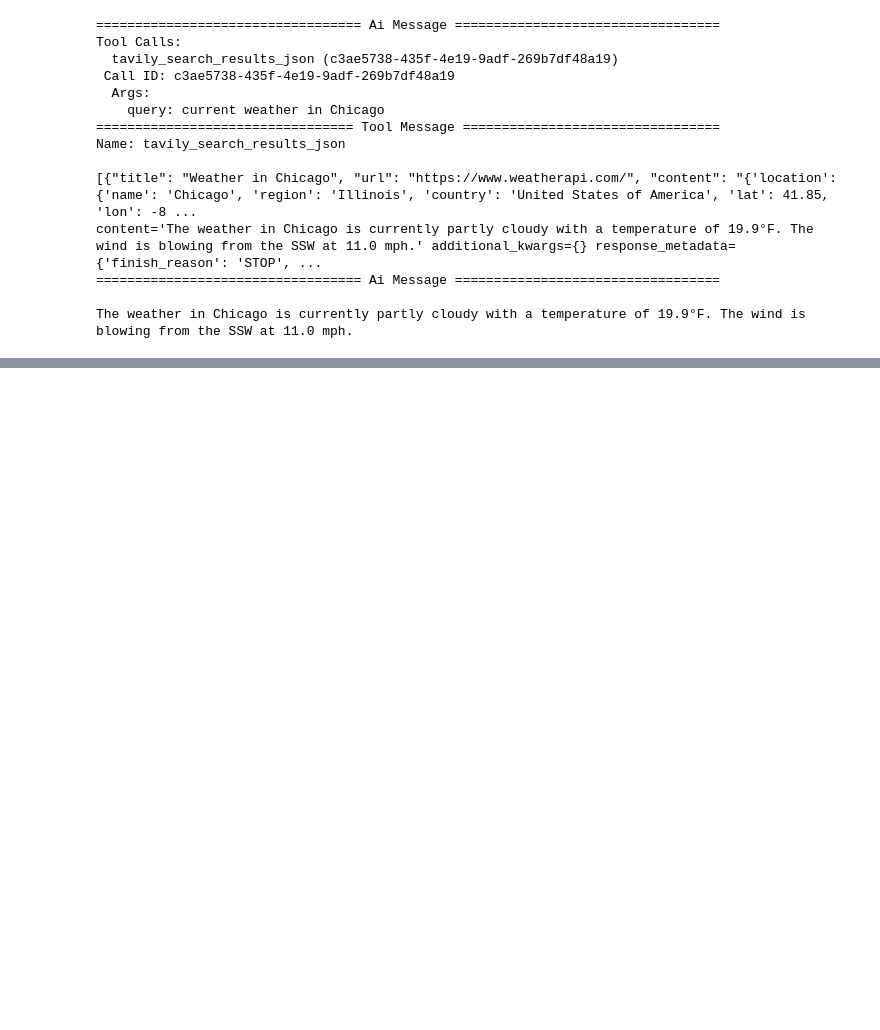
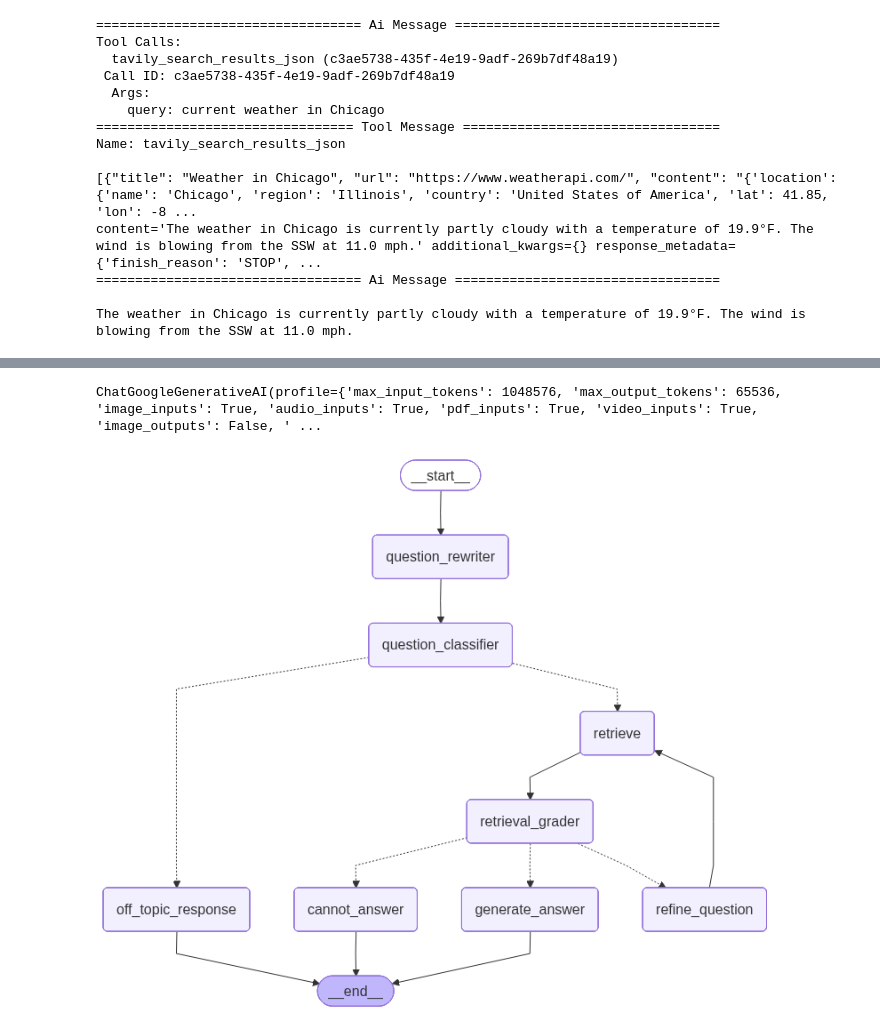
Before and after one commit to mahikshith/Langgraph, a Jupyter notebook: Advanced_agents.ipynb, the cells around one changed output, grey strips where cells are left out. Drawn from its saved outputs; the diff is of its cells as text; code cells hidden in the pictures; blank space fills up the shorter version.

Commit message:
Just added multi - step advanced rag system

```diff
--- a/Advanced_agents.ipynb
+++ b/Advanced_agents.ipynb
@@ -1028,0 +1457,41 @@ The weather in Chicago is currently partly cloudy with a temperature of 19.9°F.
+# %%
+from langchain_google_genai import GoogleGenerativeAIEmbeddings
+
+embeddings = GoogleGenerativeAIEmbeddings(model="models/gemini-embedding-001",google_api_key = api)
+
+from langchain_core.documents import Document
+
+
+from langchain_community.vectorstores import Chroma
+
+
+docs = [
+    Document(
+        page_content="Peak Performance Gym was founded in 2015 by former Olympic athlete Marcus Chen. With over 15 years of experience in professional athletics, Marcus established the gym to provide personalized fitness solutions for people of all levels. The gym spans 10,000 square feet and features state-of-the-art equipment.",
+        metadata={"source": "about.txt"}
+    ),
+    Document(
+        page_content="Peak Performance Gym is open Monday through Friday from 5:00 AM to 11:00 PM. On weekends, our hours are 7:00 AM to 9:00 PM. We remain closed on major national holidays. Members with Premium access can enter using their key cards 24/7, including holidays.",
+        metadata={"source": "hours.txt"}
+    ),
+    Document(
+        page_content="Our membership plans include: Basic (₹1,500/month) with access to gym floor and basic equipment; Standard (₹2,500/month) adds group classes and locker facilities; Premium (₹4,000/month) includes 24/7 access, personal training sessions, and spa facilities. We offer student and senior citizen discounts of 15% on all plans. Corporate partnerships are available for companies with 10+ employees joining.",
+        metadata={"source": "membership.txt"}
+    ),
+    Document(
+        page_content="Group fitness classes at Peak Performance Gym include Yoga (beginner, intermediate, advanced), HIIT, Zumba, Spin Cycling, CrossFit, and Pilates. Beginner classes are held every Monday and Wednesday at 6:00 PM. Intermediate and advanced classes are scheduled throughout the week. The full schedule is available on our mobile app or at the reception desk.",
+        metadata={"source": "classes.txt"}
+    ),
+    Document(
+        page_content="Personal trainers at Peak Performance Gym are all certified professionals with minimum 5 years of experience. Each new member receives a complimentary fitness assessment and one free session with a trainer. Our head trainer, Neha Kapoor, specializes in rehabilitation fitness and sports-specific training. Personal training sessions can be booked individually (₹800/session) or in packages of 10 (₹7,000) or 20 (₹13,000).",
+        metadata={"source": "trainers.txt"}
+    ),
+    Document(
+        page_content="Peak Performance Gym's facilities include a cardio zone with 30+ machines, strength training area, functional fitness space, dedicated yoga studio, spin class room, swimming pool (25m), sauna and steam rooms, juice bar, and locker rooms with shower facilities. Our equipment is replaced or upgraded every 3 years to ensure members have access to the latest fitness technology.",
+        metadata={"source": "facilities.txt"}
+    )
+]
+
+db = Chroma.from_documents(docs, embeddings)
+
+retriever = db.as_retriever(search_type="mmr", search_kwargs = {"k": 3}, score_threshold = 0.87)
@@ -1028,0 +1506,4 @@ The weather in Chicago is currently partly cloudy with a temperature of 19.9°F.
+# %%
+llm
+# %% [output]
+ChatGoogleGenerativeAI(profile={'max_input_tokens': 1048576, 'max_output_tokens': 65536, 'image_inputs': True, 'audio_inputs': True, 'pdf_inputs': True, 'video_inputs': True, 'image_outputs': False, ' ...
@@ -1028,0 +1760,4 @@ The weather in Chicago is currently partly cloudy with a temperature of 19.9°F.
+# %%
+app
+# %% [output]
+[figure, added]
```
Also changed, not shown: parts of 39 cells of this notebook.
